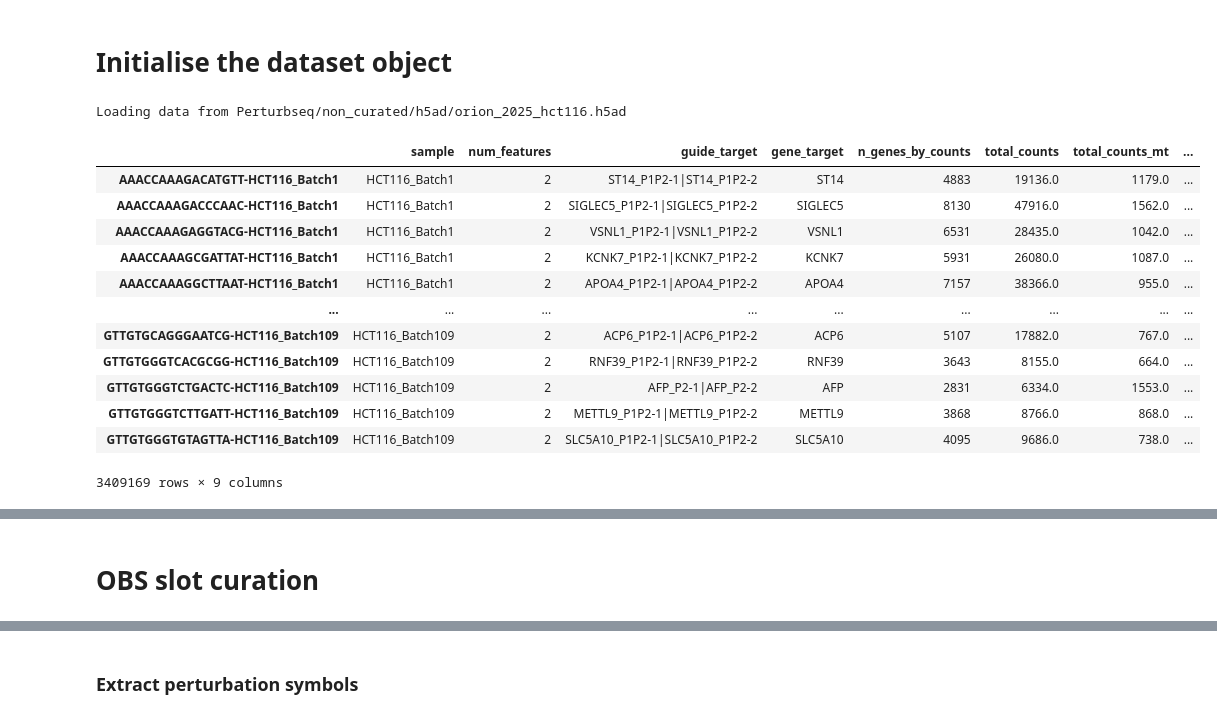
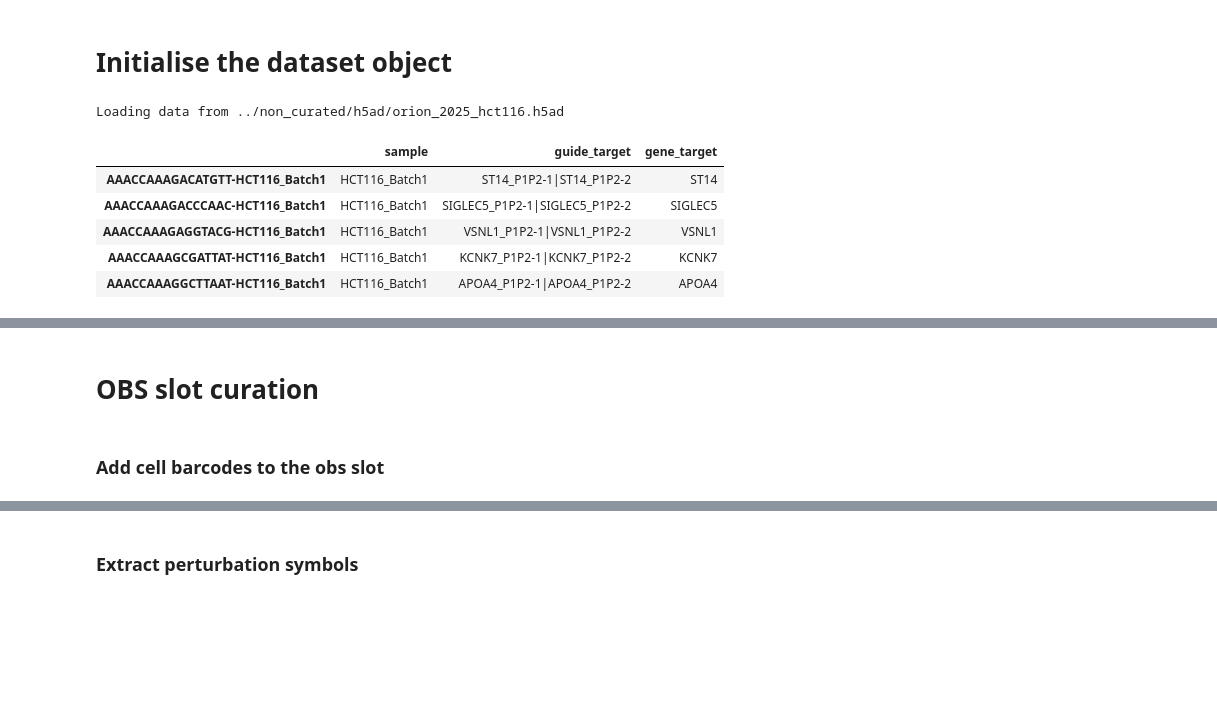
Before and after one commit to EMBL-EBI-ABC/PerturbationCatalogue, a Jupyter notebook: data_exploration/Perturbseq/curation_notebooks/orion_2025_hct116.ipynb, the cells around one changed output, grey strips where cells are left out. Saved outputs shown, nothing was run; the diff lists cells and outputs as text; code cells hidden in the pictures; blank space fills up the shorter version.

```diff
--- a/data_exploration/Perturbseq/curation_notebooks/orion_2025_hct116.ipynb
+++ b/data_exploration/Perturbseq/curation_notebooks/orion_2025_hct116.ipynb
@@ -172,7 +69,7 @@ export DISABLE_PANDERA_IMPORT_WARNING=True
 # %% [markdown]
 # Initialise the dataset object
 # %%
-noncurated_path = "Perturbseq/non_curated/h5ad/orion_2025_hct116.h5ad"
+noncurated_path = "../non_curated/h5ad/orion_2025_hct116.h5ad"
 cur_data = CuratedDataset(
     obs_schema=ObsSchema,
     var_schema=VarSchema,
@@ -182,23 +79,17 @@ cur_data = CuratedDataset(
 
 cur_data.load_data()
 # %% [output]
-Loading data from Perturbseq/non_curated/h5ad/orion_2025_hct116.h5ad
+Loading data from ../non_curated/h5ad/orion_2025_hct116.h5ad
 # %%
-cur_data.adata.obs
+cur_data.adata.obs = cur_data.adata.obs[['sample', 'guide_target', 'gene_target']]
+cur_data.adata.obs.head()
 # %% [output]
-|  | sample | num_features | guide_target | gene_target | n_genes_by_counts | total_counts | total_counts_mt | ... |
-| AAACCAAAGACATGTT-HCT116_Batch1 | HCT116_Batch1 | 2 | ST14_P1P2-1|ST14_P1P2-2 | ST14 | 4883 | 19136.0 | 1179.0 | ... |
-| AAACCAAAGACCCAAC-HCT116_Batch1 | HCT116_Batch1 | 2 | SIGLEC5_P1P2-1|SIGLEC5_P1P2-2 | SIGLEC5 | 8130 | 47916.0 | 1562.0 | ... |
-| AAACCAAAGAGGTACG-HCT116_Batch1 | HCT116_Batch1 | 2 | VSNL1_P1P2-1|VSNL1_P1P2-2 | VSNL1 | 6531 | 28435.0 | 1042.0 | ... |
-| AAACCAAAGCGATTAT-HCT116_Batch1 | HCT116_Batch1 | 2 | KCNK7_P1P2-1|KCNK7_P1P2-2 | KCNK7 | 5931 | 26080.0 | 1087.0 | ... |
-| AAACCAAAGGCTTAAT-HCT116_Batch1 | HCT116_Batch1 | 2 | APOA4_P1P2-1|APOA4_P1P2-2 | APOA4 | 7157 | 38366.0 | 955.0 | ... |
-| ... | ... | ... | ... | ... | ... | ... | ... | ... |
-| GTTGTGCAGGGAATCG-HCT116_Batch109 | HCT116_Batch109 | 2 | ACP6_P1P2-1|ACP6_P1P2-2 | ACP6 | 5107 | 17882.0 | 767.0 | ... |
-| GTTGTGGGTCACGCGG-HCT116_Batch109 | HCT116_Batch109 | 2 | RNF39_P1P2-1|RNF39_P1P2-2 | RNF39 | 3643 | 8155.0 | 664.0 | ... |
-| GTTGTGGGTCTGACTC-HCT116_Batch109 | HCT116_Batch109 | 2 | AFP_P2-1|AFP_P2-2 | AFP | 2831 | 6334.0 | 1553.0 | ... |
-| GTTGTGGGTCTTGATT-HCT116_Batch109 | HCT116_Batch109 | 2 | METTL9_P1P2-1|METTL9_P1P2-2 | METTL9 | 3868 | 8766.0 | 868.0 | ... |
-| GTTGTGGGTGTAGTTA-HCT116_Batch109 | HCT116_Batch109 | 2 | SLC5A10_P1P2-1|SLC5A10_P1P2-2 | SLC5A10 | 4095 | 9686.0 | 738.0 | ... |
+|  | sample | guide_target | gene_target |
+| AAACCAAAGACATGTT-HCT116_Batch1 | HCT116_Batch1 | ST14_P1P2-1|ST14_P1P2-2 | ST14 |
+| AAACCAAAGACCCAAC-HCT116_Batch1 | HCT116_Batch1 | SIGLEC5_P1P2-1|SIGLEC5_P1P2-2 | SIGLEC5 |
+| AAACCAAAGAGGTACG-HCT116_Batch1 | HCT116_Batch1 | VSNL1_P1P2-1|VSNL1_P1P2-2 | VSNL1 |
+| AAACCAAAGCGATTAT-HCT116_Batch1 | HCT116_Batch1 | KCNK7_P1P2-1|KCNK7_P1P2-2 | KCNK7 |
+| AAACCAAAGGCTTAAT-HCT116_Batch1 | HCT116_Batch1 | APOA4_P1P2-1|APOA4_P1P2-2 | APOA4 |
-3409169 rows × 9 columns
 # %%
 cur_data.adata.var['gene_symbol'] = cur_data.adata.var.index
 cur_data.show_var()
@@ -222,3 +113,5 @@ ENSG00000277196              99.510743       49684.0  ENSG00000277196
 --------------------------------------------------
 # %% [markdown]
 # OBS slot curation
+# %% [markdown]
+### Add cell barcodes to the obs slot
```
Also changed, not shown: parts of 36 cells of this notebook, 1 other file.
